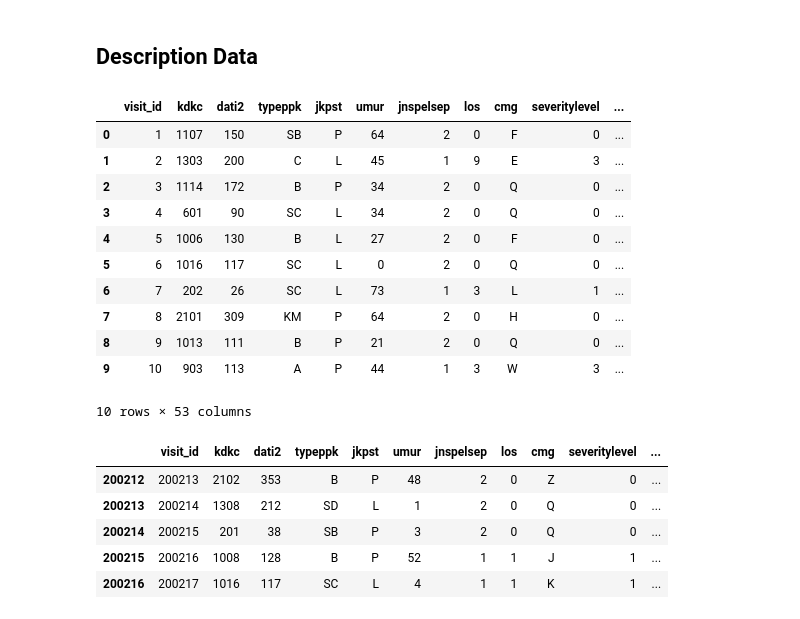
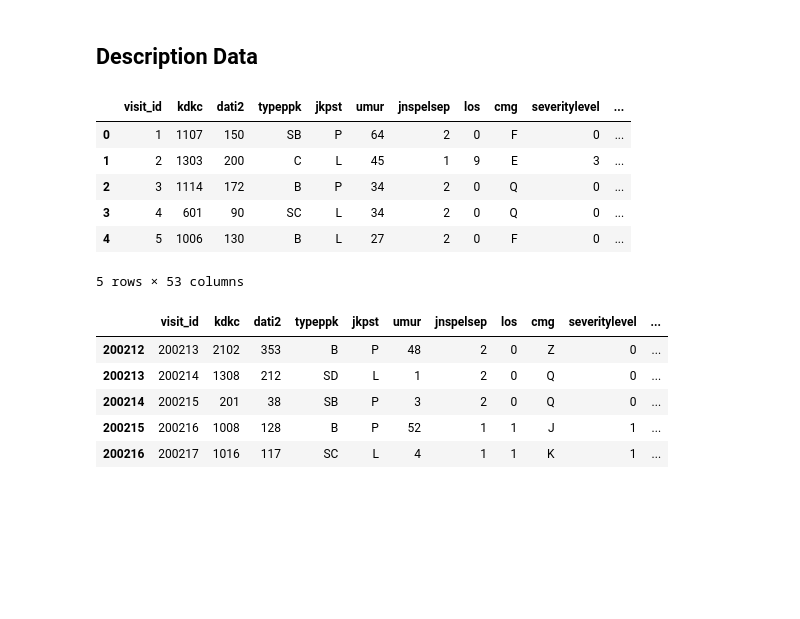
Before and after one commit to marceljsh/DaMi-FraudDetection-BPJS-CNN, a Jupyter notebook: data_understanding_notebook.ipynb, the cells around one changed output. Saved outputs shown, nothing was run; the diff lists cells and outputs as text; code cells hidden in the pictures; blank space fills up the shorter version.

```diff
--- a/data_understanding_notebook.ipynb
+++ b/data_understanding_notebook.ipynb
@@ -9,20 +9,15 @@ from sklearn.metrics import accuracy_score,classification_report,confusion_matri
 # %% [markdown]
 ## Description Data
 # %%
-df = pd.read_csv("fraud_detection_train.csv")
+df = pd.read_csv("dataset.csv")
 # %%
-df.head(10)
+df.head()
 # %% [output]
 |  | visit_id | kdkc | dati2 | typeppk | jkpst | umur | jnspelsep | los | cmg | severitylevel | ... |
 | 0 | 1 | 1107 | 150 | SB | P | 64 | 2 | 0 | F | 0 | ... |
 | 1 | 2 | 1303 | 200 | C | L | 45 | 1 | 9 | E | 3 | ... |
 | 2 | 3 | 1114 | 172 | B | P | 34 | 2 | 0 | Q | 0 | ... |
 | 3 | 4 | 601 | 90 | SC | L | 34 | 2 | 0 | Q | 0 | ... |
 | 4 | 5 | 1006 | 130 | B | L | 27 | 2 | 0 | F | 0 | ... |
-| 5 | 6 | 1016 | 117 | SC | L | 0 | 2 | 0 | Q | 0 | ... |
-| 6 | 7 | 202 | 26 | SC | L | 73 | 1 | 3 | L | 1 | ... |
-| 7 | 8 | 2101 | 309 | KM | P | 64 | 2 | 0 | H | 0 | ... |
-| 8 | 9 | 1013 | 111 | B | P | 21 | 2 | 0 | Q | 0 | ... |
-| 9 | 10 | 903 | 113 | A | P | 44 | 1 | 3 | W | 3 | ... |
-10 rows × 53 columns
+5 rows × 53 columns
 # %%
```
Also changed, not shown: parts of 8 cells of this notebook.
